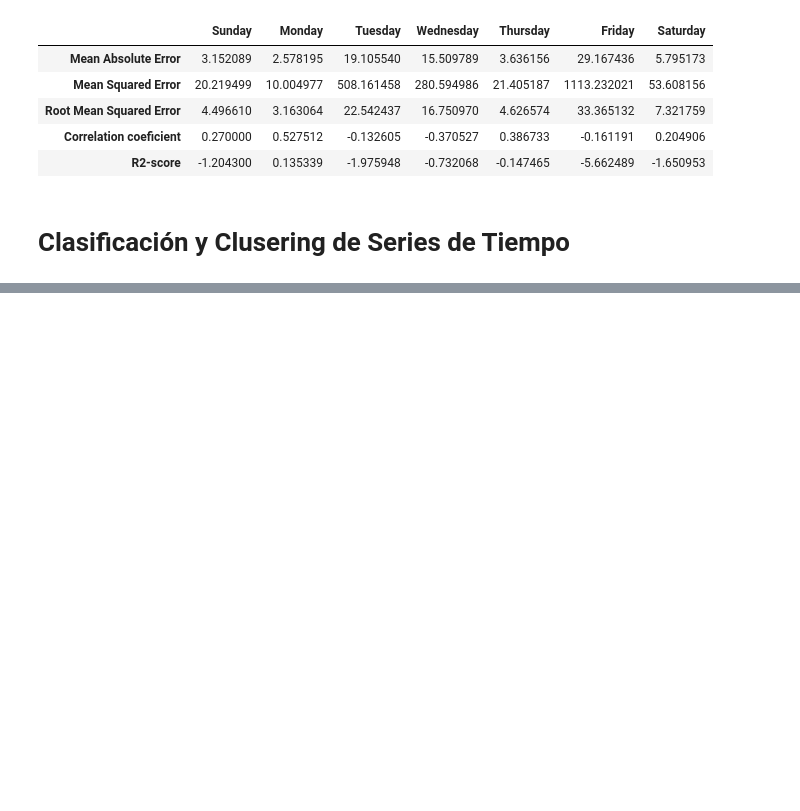
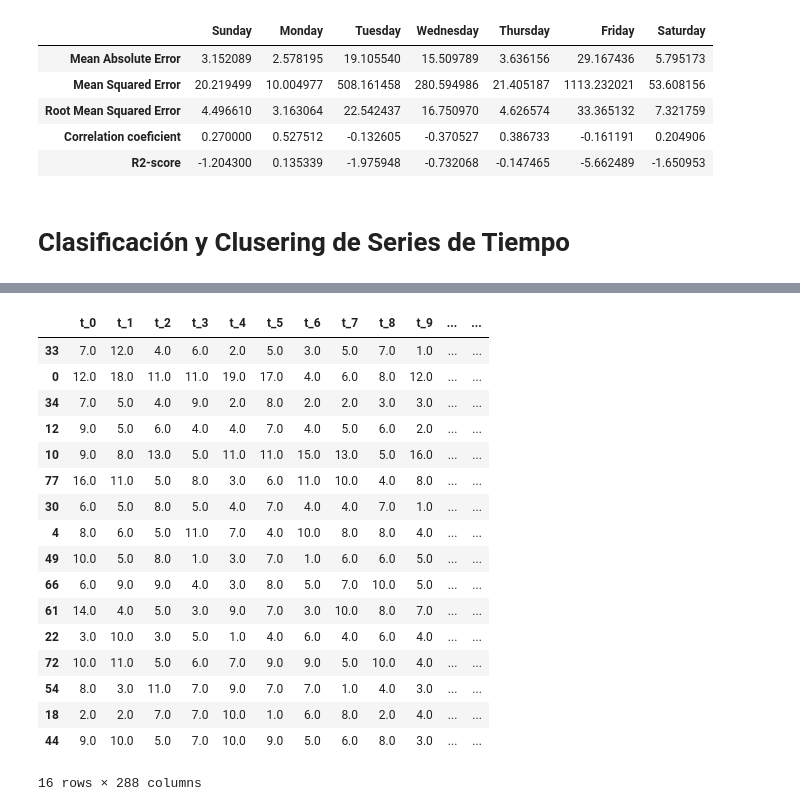
Before and after one commit to KevinrealG/Series_de_tiempo, a Jupyter notebook: 01_Time_Series_pred.ipynb, the cells around one changed output, grey strips where cells are left out. Drawn from its saved outputs; the diff is of its cells as text; code cells hidden in the pictures; blank space fills up the shorter version.

```diff
--- a/01_Time_Series_pred.ipynb
+++ b/01_Time_Series_pred.ipynb
@@ -524,0 +558,26 @@ metrics_df
+# %%
+# prompt: Create a randomforest classfication model with Datos
+
+from sklearn.ensemble import RandomForestClassifier
+from sklearn.model_selection import train_test_split
+from sklearn.metrics import accuracy_score, confusion_matrix
+from sklearn.metrics import classification_report
+
+# Split the data into train and test sets
+X_train, X_test, y_train, y_test = train_test_split(Datos[['t_' + str(i) for i in range(288)]], Datos['labels'], test_size=0.2, random_state=42)
+
+# Create a random forest classifier
+classifier = RandomForestClassifier(n_estimators=100,random_state=42)
+
+# Train the classifier
+classifier.fit(X_train, y_train)
+
+# Make predictions on the test set
+y_pred = classifier.predict(X_test)
+
+# Evaluate the model
+accuracy = accuracy_score(y_test, y_pred)
+print('Accuracy:', accuracy)
+
+report = classification_report(y_test, y_pred)
+print('Classification report:\n', report)
@@ -524,0 +600,21 @@ metrics_df
+# %%
+X_test
+# %% [output]
+|  | t_0 | t_1 | t_2 | t_3 | t_4 | t_5 | t_6 | t_7 | t_8 | t_9 | ... | ... |
+| 33 | 7.0 | 12.0 | 4.0 | 6.0 | 2.0 | 5.0 | 3.0 | 5.0 | 7.0 | 1.0 | ... | ... |
+| 0 | 12.0 | 18.0 | 11.0 | 11.0 | 19.0 | 17.0 | 4.0 | 6.0 | 8.0 | 12.0 | ... | ... |
+| 34 | 7.0 | 5.0 | 4.0 | 9.0 | 2.0 | 8.0 | 2.0 | 2.0 | 3.0 | 3.0 | ... | ... |
+| 12 | 9.0 | 5.0 | 6.0 | 4.0 | 4.0 | 7.0 | 4.0 | 5.0 | 6.0 | 2.0 | ... | ... |
+| 10 | 9.0 | 8.0 | 13.0 | 5.0 | 11.0 | 11.0 | 15.0 | 13.0 | 5.0 | 16.0 | ... | ... |
+| 77 | 16.0 | 11.0 | 5.0 | 8.0 | 3.0 | 6.0 | 11.0 | 10.0 | 4.0 | 8.0 | ... | ... |
+| 30 | 6.0 | 5.0 | 8.0 | 5.0 | 4.0 | 7.0 | 4.0 | 4.0 | 7.0 | 1.0 | ... | ... |
+| 4 | 8.0 | 6.0 | 5.0 | 11.0 | 7.0 | 4.0 | 10.0 | 8.0 | 8.0 | 4.0 | ... | ... |
+| 49 | 10.0 | 5.0 | 8.0 | 1.0 | 3.0 | 7.0 | 1.0 | 6.0 | 6.0 | 5.0 | ... | ... |
+| 66 | 6.0 | 9.0 | 9.0 | 4.0 | 3.0 | 8.0 | 5.0 | 7.0 | 10.0 | 5.0 | ... | ... |
+| 61 | 14.0 | 4.0 | 5.0 | 3.0 | 9.0 | 7.0 | 3.0 | 10.0 | 8.0 | 7.0 | ... | ... |
+| 22 | 3.0 | 10.0 | 3.0 | 5.0 | 1.0 | 4.0 | 6.0 | 4.0 | 6.0 | 4.0 | ... | ... |
+| 72 | 10.0 | 11.0 | 5.0 | 6.0 | 7.0 | 9.0 | 9.0 | 5.0 | 10.0 | 4.0 | ... | ... |
+| 54 | 8.0 | 3.0 | 11.0 | 7.0 | 9.0 | 7.0 | 7.0 | 1.0 | 4.0 | 3.0 | ... | ... |
+| 18 | 2.0 | 2.0 | 7.0 | 7.0 | 10.0 | 1.0 | 6.0 | 8.0 | 2.0 | 4.0 | ... | ... |
+| 44 | 9.0 | 10.0 | 5.0 | 7.0 | 10.0 | 9.0 | 5.0 | 6.0 | 8.0 | 3.0 | ... | ... |
+16 rows × 288 columns
```
Also changed, not shown: parts of 14 cells of this notebook.
